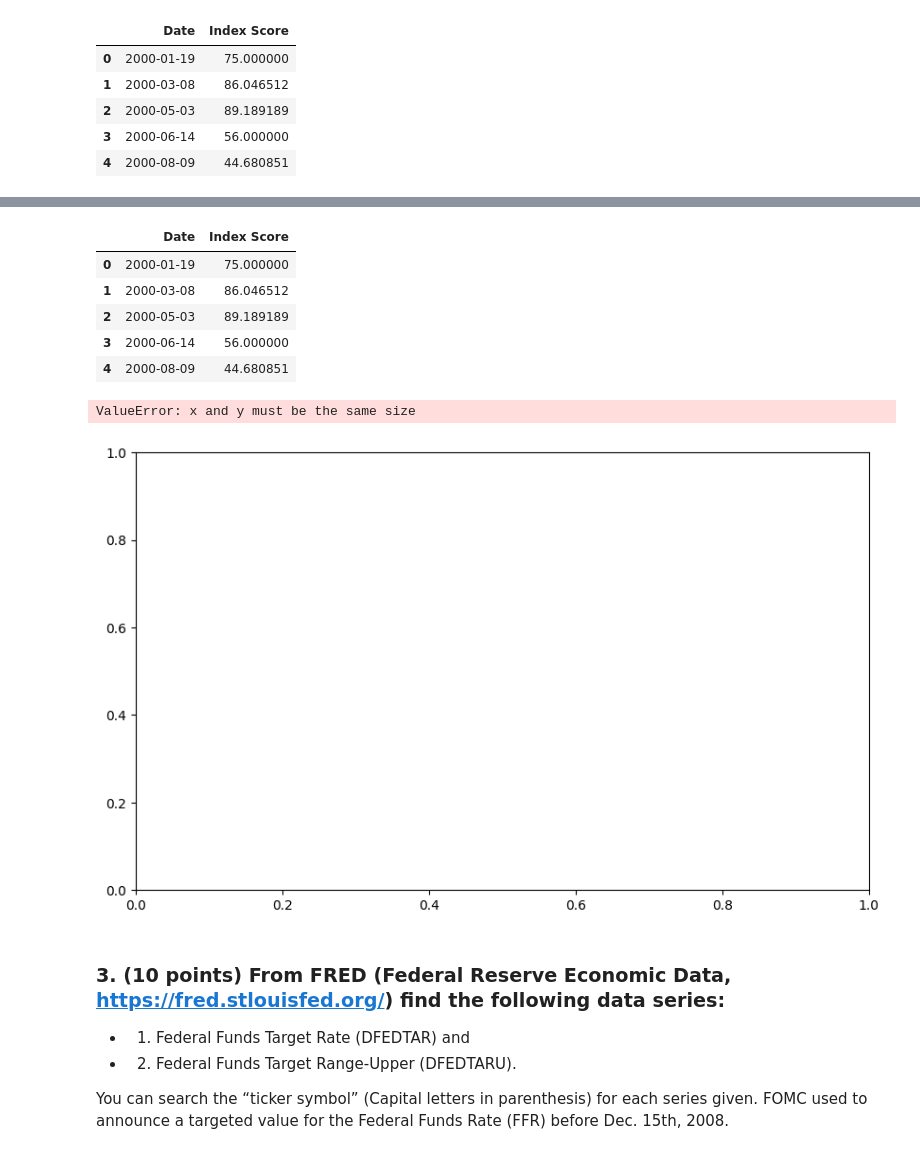
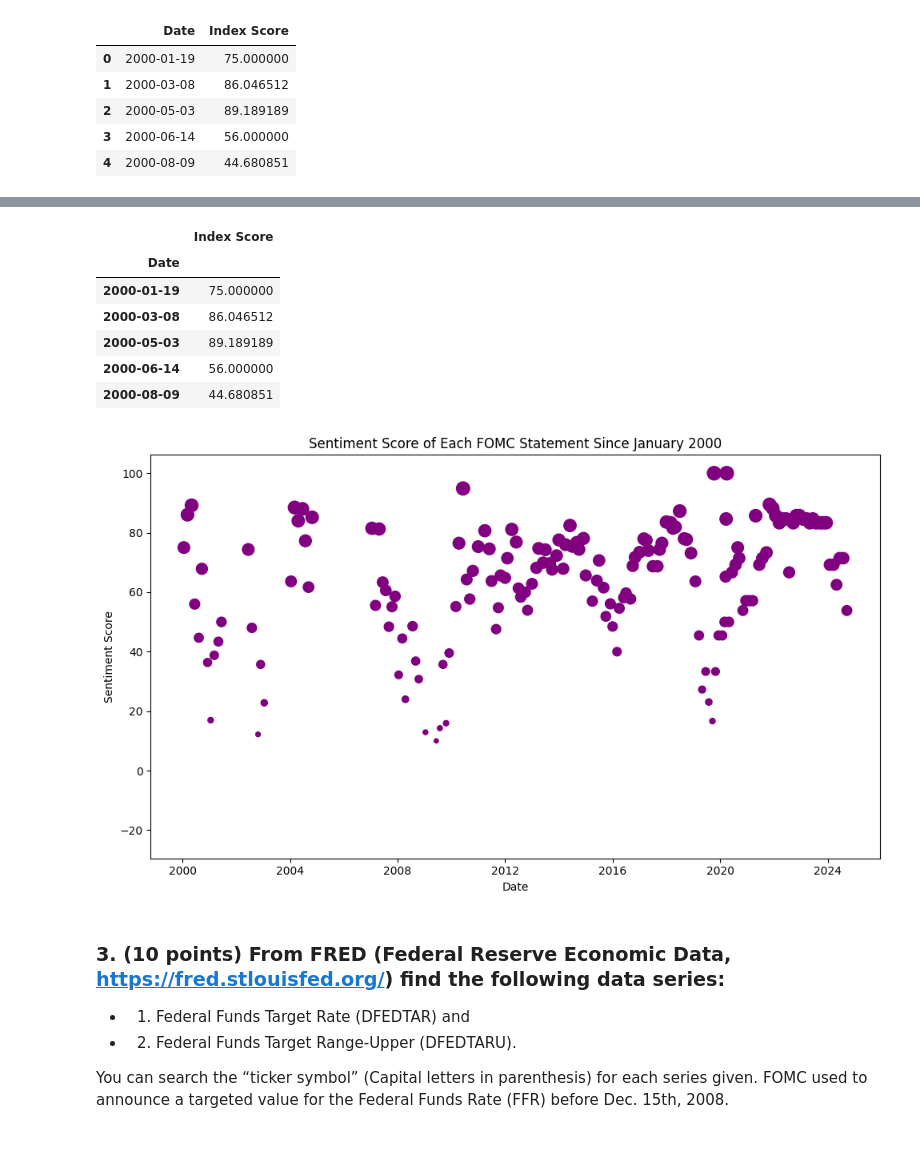
Before and after one commit to AntonioPineda29/Topics_Economics, a Jupyter notebook: 02_FOMC_statements_v4.ipynb, the cells around one changed output, grey strips where cells are left out. Drawn from its saved outputs; the diff is of its cells as text; code cells hidden in the pictures.

```diff
--- a/02_FOMC_statements_v4.ipynb
+++ b/02_FOMC_statements_v4.ipynb
@@ -604,3 +604,5 @@ output_file_path = 'Output_Files/FOMC_statement_date_sentiment_score.xlsx'
 
 with pd.ExcelWriter(output_file_path) as writer:
     date_indx_score_df.to_excel(writer, sheet_name = 'Sentiment Score', index=False)
+# %%
+date_indx_score_df = pd.read_excel('Output_Files/FOMC_statement_date_sentiment_score.xlsx')
@@ -607,40 +625,33 @@ with pd.ExcelWriter(output_file_path) as writer:
 # %%
-date_indx_score_df = date_indx_score_df.reset_index().rename(columns={"index": "Date"})
 date_indx_score_df['Date'] = pd.to_datetime(date_indx_score_df['Date'])
+date_indx_score_df.set_index('Date', inplace=True)
 date_indx_score_df.head()
 # %% [output]
-|  | Date | Index Score |
-| 0 | 2000-01-19 | 75.000000 |
-| 1 | 2000-03-08 | 86.046512 |
-| 2 | 2000-05-03 | 89.189189 |
-| 3 | 2000-06-14 | 56.000000 |
-| 4 | 2000-08-09 | 44.680851 |
+|  | Index Score |
+| Date |  |
+| 2000-01-19 | 75.000000 |
+| 2000-03-08 | 86.046512 |
+| 2000-05-03 | 89.189189 |
+| 2000-06-14 | 56.000000 |
+| 2000-08-09 | 44.680851 |
 # %%
-import matplotlib.pyplot as plt
-
 # Create the plot
 fig, ax = plt.subplots(figsize=(10, 6))
 
 # Scatter plot with dot size based on "Index Score"
-ax.scatter(
-    date_indx_score_df["Date"],                # X-axis: Date
-    date_indx_score_df["Index Score"],         # Y-axis: Index Score
-    s=40,                                      # Set a fixed dot size, or you can replace it with a variable if needed
-    color='purple',                            # Color of dots
-    alpha=0.6                                  # Transparency for better visualization
-)
+ax.scatter(date_indx_score_df.index, date_indx_score_df["Index Score"],
+           s = date_indx_score_df["Index Score"] * 1.5, color = 'purple')
 
 # Set title and labels
 ax.set_title("Sentiment Score of Each FOMC Statement Since January 2000")
 ax.set_xlabel("Date")
 ax.set_ylabel("Sentiment Score")
 
 # Adjust layout and display
 plt.tight_layout()
 plt.show()
 # %% [output]
-ValueError: x and y must be the same size
-[figure, old version]
+[figure, new version]
 # %% [markdown]
 ### 3. (10 points) From FRED (Federal Reserve Economic Data, https://fred.stlouisfed.org/) find the following data series:
 - 1) Federal Funds Target Rate (DFEDTAR) and
```
Also changed, not shown: parts of 1 cell of this notebook.
